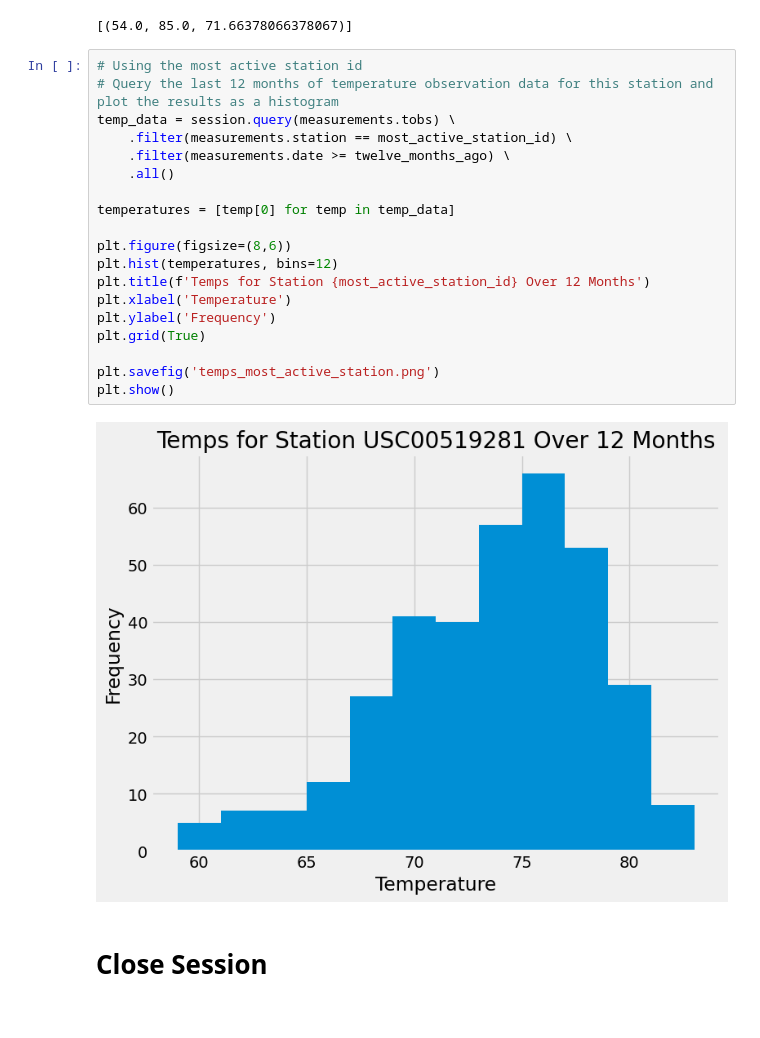
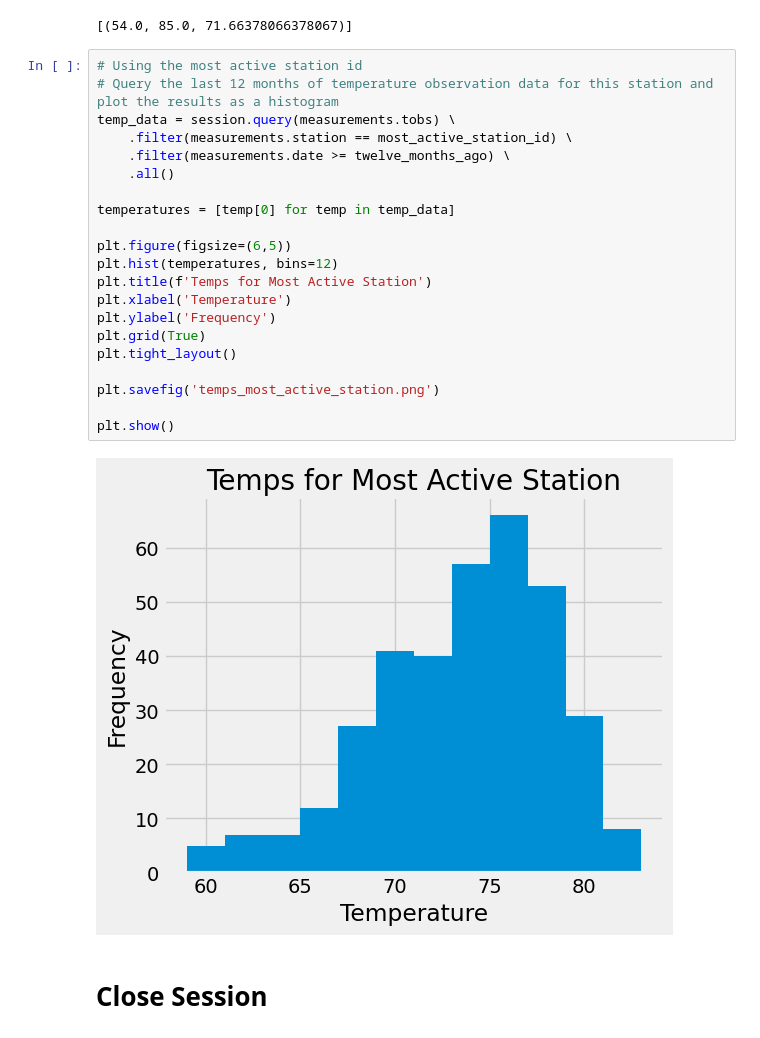
Before and after one commit to Angelinamurdock/sqlalchemy-challenge, a Jupyter notebook: SurfsUp/climate_final.ipynb, the cells around one changed output. Cells and saved outputs as stored; diff of their text form.

```diff
--- a/SurfsUp/climate_final.ipynb
+++ b/SurfsUp/climate_final.ipynb
@@ -139,24 +140,26 @@ temp_low_high_avg
 # %%
 # Using the most active station id
 # Query the last 12 months of temperature observation data for this station and plot the results as a histogram
 temp_data = session.query(measurements.tobs) \
     .filter(measurements.station == most_active_station_id) \
     .filter(measurements.date >= twelve_months_ago) \
     .all()
 
 temperatures = [temp[0] for temp in temp_data]
 
-plt.figure(figsize=(8,6))
+plt.figure(figsize=(6,5))
 plt.hist(temperatures, bins=12)
-plt.title(f'Temps for Station {most_active_station_id} Over 12 Months')
+plt.title(f'Temps for Most Active Station')
 plt.xlabel('Temperature')
 plt.ylabel('Frequency')
 plt.grid(True)
+plt.tight_layout()
 
 plt.savefig('temps_most_active_station.png')
+
 plt.show()
 # %% [output]
-[figure, old version]
+[figure, new version]
 # %% [markdown]
 # Close Session
 # %%
```
Also changed, not shown: parts of 3 cells of this notebook, 4 other files.
